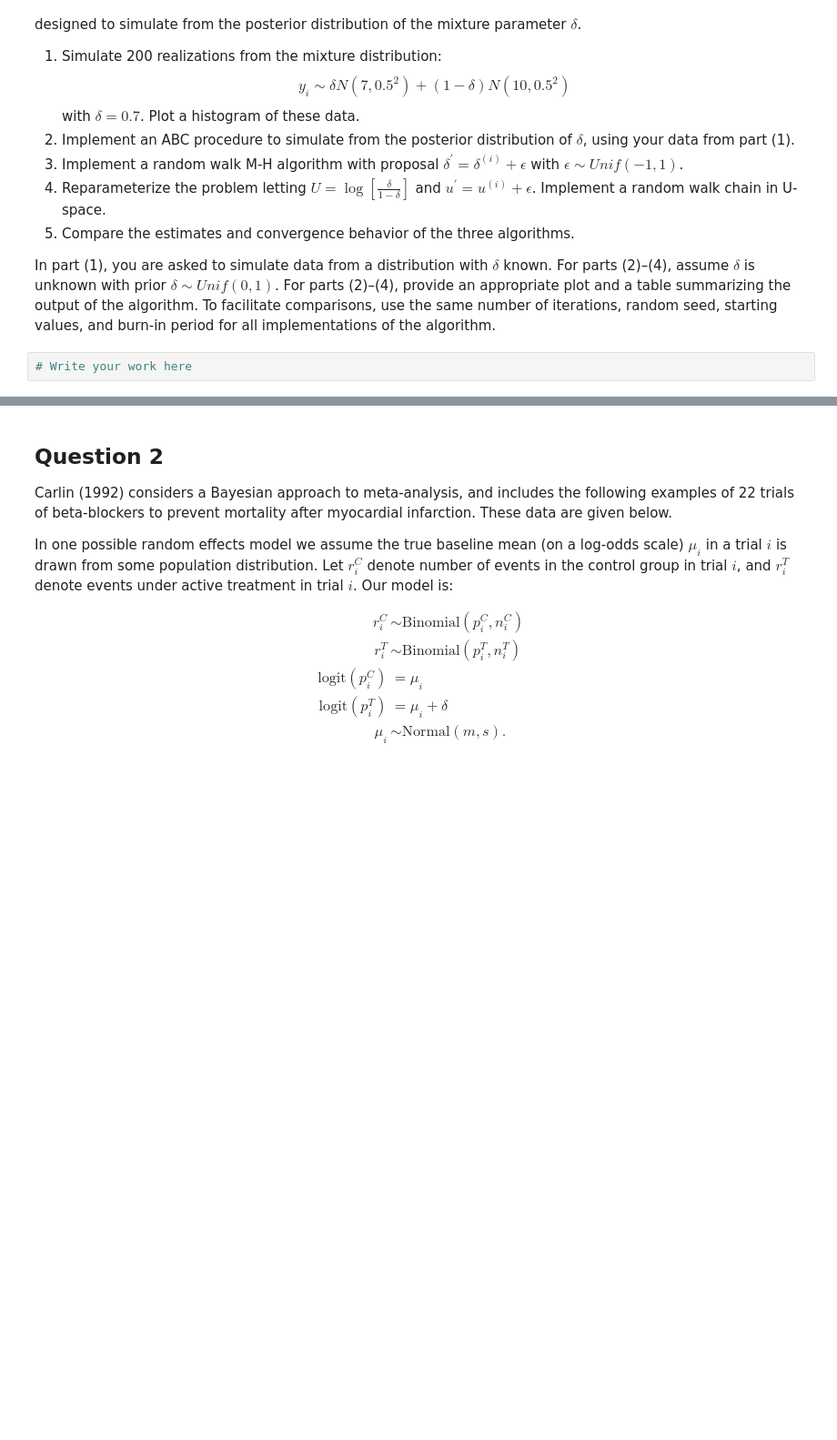
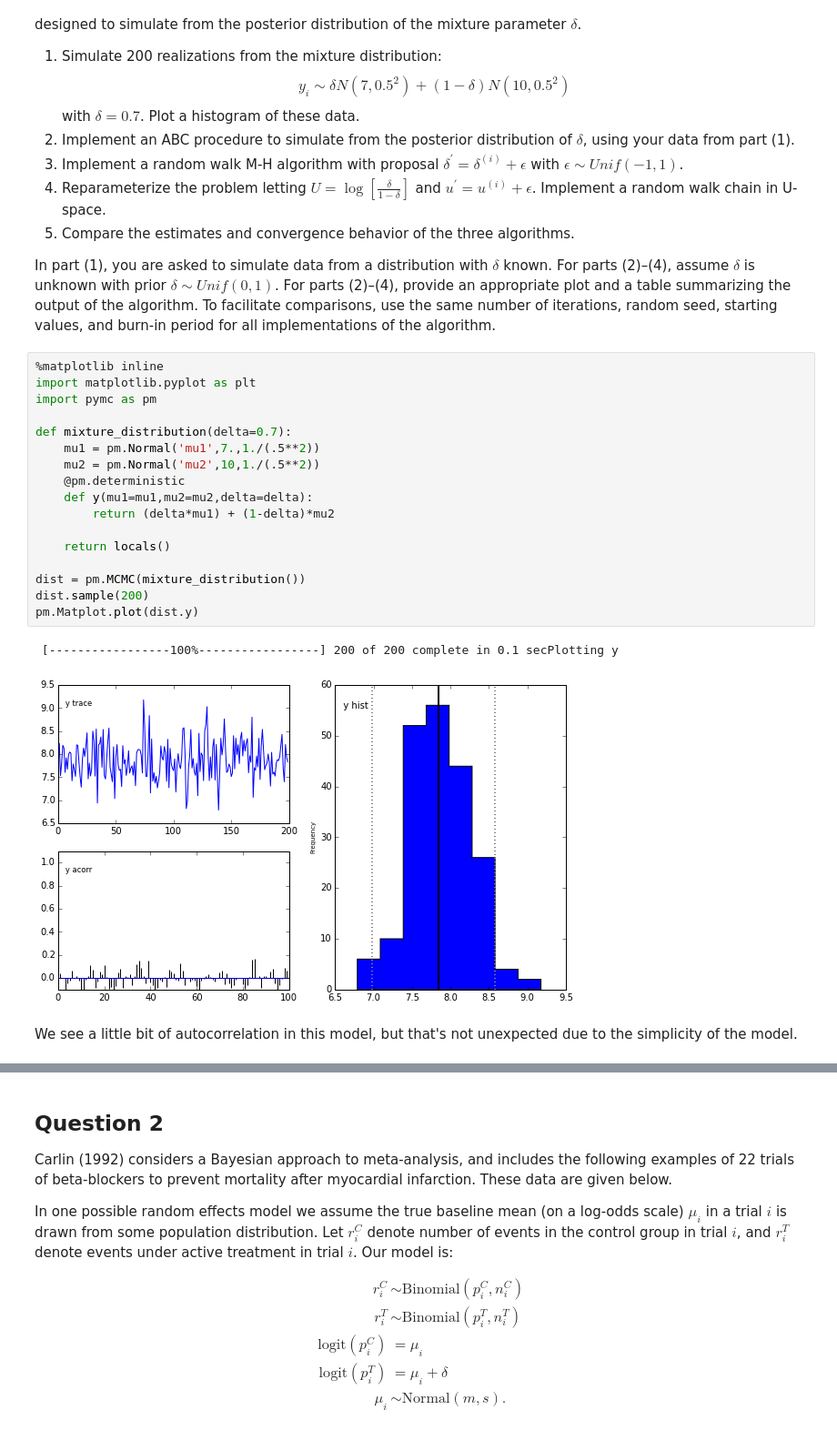
Before and after one commit to aplassard/Bios8366, a Jupyter notebook: homework/Homework 2.ipynb, the cells around one changed output, grey strips where cells are left out. Shown: that part at 91% size. Drawn from its saved outputs; the diff is of its cells as text; blank space fills up the shorter version.

```diff
--- a/homework/Homework 2.ipynb
+++ b/homework/Homework 2.ipynb
@@ -14,5 +14,25 @@ The goal of this problem is to investigate the role of the proposal distribution
 5. Compare the estimates and convergence behavior of the three algorithms.
 
 In part (1), you are asked to simulate data from a distribution with $\delta$ known. For parts (2)–(4), assume $\delta$ is unknown with prior $\delta \sim Unif( 0,1)$. For parts (2)–(4), provide an appropriate plot and a table summarizing the output of the algorithm. To facilitate comparisons, use the same number of iterations, random seed, starting values, and burn-in period for all implementations of the algorithm.
-# %%
-# Write your work here
+# %%
+%matplotlib inline
+import matplotlib.pyplot as plt
+import pymc as pm
+
+def mixture_distribution(delta=0.7):
+    mu1 = pm.Normal('mu1',7.,1./(.5**2))
+    mu2 = pm.Normal('mu2',10,1./(.5**2))
+    @pm.deterministic
+    def y(mu1=mu1,mu2=mu2,delta=delta):
+        return (delta*mu1) + (1-delta)*mu2
+
+    return locals()
+
+dist = pm.MCMC(mixture_distribution())
+dist.sample(200)
+pm.Matplot.plot(dist.y)
+# %% [output]
+ [-----------------100%-----------------] 200 of 200 complete in 0.1 secPlotting y
+[figure, added]
+# %% [markdown]
+We see a little bit of autocorrelation in this model, but that's not unexpected due to the simplicity of the model.
```
Also changed, not shown: parts of 15 cells of this notebook.
